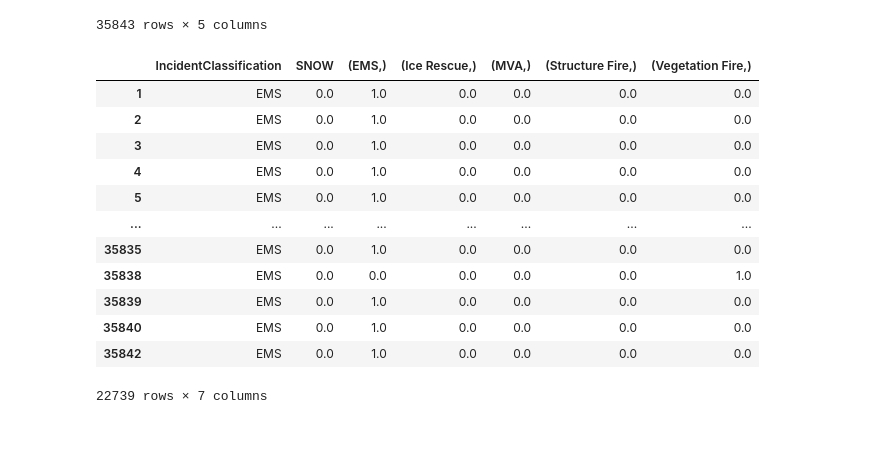
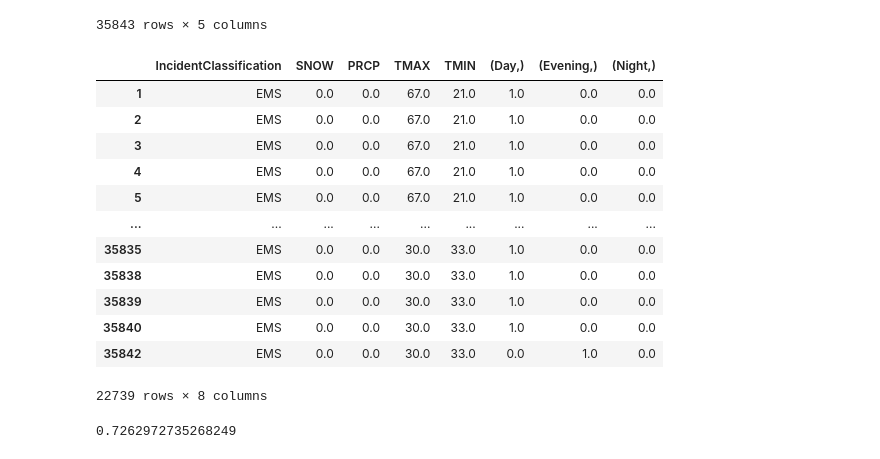
Before and after one commit to kristine848/FinalProject, a Jupyter notebook: FinalPythonCleaning.ipynb, the cells around one changed output. Drawn from its saved outputs; the diff is of its cells as text; code cells hidden in the pictures.

```diff
--- a/FinalPythonCleaning.ipynb
+++ b/FinalPythonCleaning.ipynb
@@ -392,26 +378,35 @@ IncidentClass
 | 35842 | 1.0 | 0.0 | 0.0 | 0.0 | 0.0 |
 35843 rows × 5 columns
 # %%
-data2 = pd.concat([TurnAroundTime[["IncidentClassification", "SNOW"]], IncidentClass], axis=1)
+data2 = pd.concat([TurnAroundTime[["IncidentClassification", "SNOW", "PRCP", "TMAX", "TMIN"]], TATTimeOfDay], axis=1)
 data2 = data2.dropna()
 data2
 # %% [output]
-|  | IncidentClassification | SNOW | (EMS,) | (Ice Rescue,) | (MVA,) | (Structure Fire,) | (Vegetation Fire,) |
-| 1 | EMS | 0.0 | 1.0 | 0.0 | 0.0 | 0.0 | 0.0 |
-| 2 | EMS | 0.0 | 1.0 | 0.0 | 0.0 | 0.0 | 0.0 |
-| 3 | EMS | 0.0 | 1.0 | 0.0 | 0.0 | 0.0 | 0.0 |
-| 4 | EMS | 0.0 | 1.0 | 0.0 | 0.0 | 0.0 | 0.0 |
-| 5 | EMS | 0.0 | 1.0 | 0.0 | 0.0 | 0.0 | 0.0 |
-| ... | ... | ... | ... | ... | ... | ... | ... |
-| 35835 | EMS | 0.0 | 1.0 | 0.0 | 0.0 | 0.0 | 0.0 |
-| 35838 | EMS | 0.0 | 0.0 | 0.0 | 0.0 | 0.0 | 1.0 |
-| 35839 | EMS | 0.0 | 1.0 | 0.0 | 0.0 | 0.0 | 0.0 |
-| 35840 | EMS | 0.0 | 1.0 | 0.0 | 0.0 | 0.0 | 0.0 |
-| 35842 | EMS | 0.0 | 1.0 | 0.0 | 0.0 | 0.0 | 0.0 |
+|  | IncidentClassification | SNOW | PRCP | TMAX | TMIN | (Day,) | (Evening,) | (Night,) |
+| 1 | EMS | 0.0 | 0.0 | 67.0 | 21.0 | 1.0 | 0.0 | 0.0 |
+| 2 | EMS | 0.0 | 0.0 | 67.0 | 21.0 | 1.0 | 0.0 | 0.0 |
+| 3 | EMS | 0.0 | 0.0 | 67.0 | 21.0 | 1.0 | 0.0 | 0.0 |
+| 4 | EMS | 0.0 | 0.0 | 67.0 | 21.0 | 1.0 | 0.0 | 0.0 |
+| 5 | EMS | 0.0 | 0.0 | 67.0 | 21.0 | 1.0 | 0.0 | 0.0 |
+| ... | ... | ... | ... | ... | ... | ... | ... | ... |
+| 35835 | EMS | 0.0 | 0.0 | 30.0 | 33.0 | 1.0 | 0.0 | 0.0 |
+| 35838 | EMS | 0.0 | 0.0 | 30.0 | 33.0 | 1.0 | 0.0 | 0.0 |
+| 35839 | EMS | 0.0 | 0.0 | 30.0 | 33.0 | 1.0 | 0.0 | 0.0 |
+| 35840 | EMS | 0.0 | 0.0 | 30.0 | 33.0 | 1.0 | 0.0 | 0.0 |
+| 35842 | EMS | 0.0 | 0.0 | 30.0 | 33.0 | 0.0 | 1.0 | 0.0 |
-22739 rows × 7 columns
+22739 rows × 8 columns
 # %%
 X = data2.drop("IncidentClassification", axis=1)
 Y = data2["IncidentClassification"]
 # %%
 from sklearn.model_selection import train_test_split
 X_train, X_test, y_train, y_test = train_test_split(X, Y, random_state=42)
+# %%
+from sklearn.ensemble import RandomForestClassifier
+#try extra parameters in rf =
+rf = RandomForestClassifier(n_estimators=200)
+rf = rf.fit(X_train, y_train)
+rf.score(X_test, y_test)
+#predicted 73% accuracy count of each catagory 98% are EMS then we get a 98% accuracy which looks good but the machine did not learn
+# %% [output]
+0.7262972735268249
```
Also changed, not shown: parts of 21 cells of this notebook, 1 other file.
